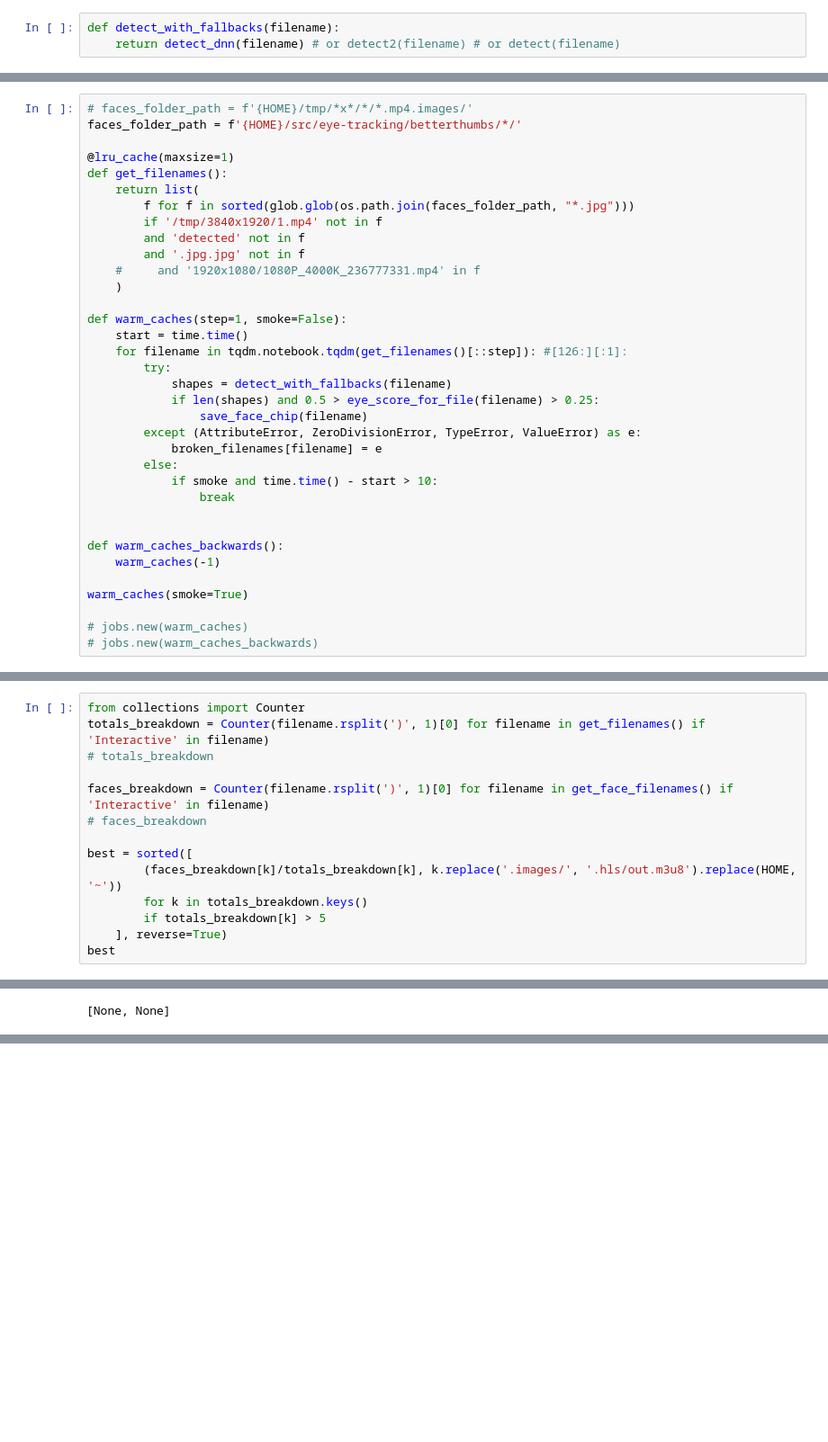
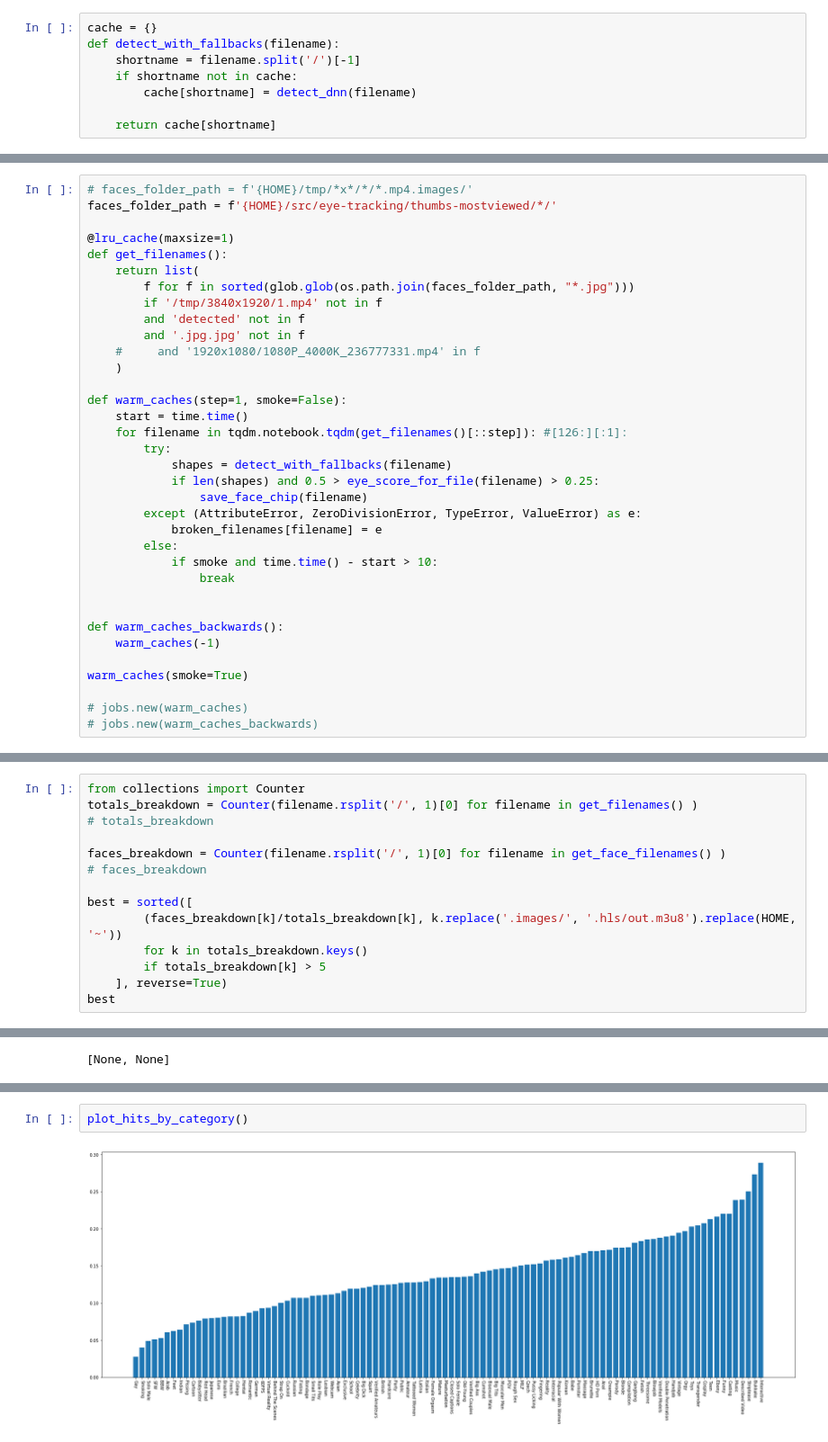
Before and after one commit to boldwren/eye-tracking, a Jupyter notebook: eye-contact.ipynb, the cells around one changed output, grey strips where cells are left out. Shown at 90% size. Saved outputs shown, nothing was run; the diff lists cells and outputs as text; blank space fills up the shorter version.

Commit message:
use video filename as cache key rather than full path

```diff
--- a/eye-contact.ipynb
+++ b/eye-contact.ipynb
@@ -157,9 +157,14 @@ def only_invalid(faces, shape=(1920, 3840, 3)):
         face for face in faces
         if not valid(face, shape)
     ]
-# %%
-def detect_with_fallbacks(filename):
-    return detect_dnn(filename) # or detect2(filename) # or detect(filename)
+# %%
+cache = {}
+def detect_with_fallbacks(filename):
+    shortname = filename.split('/')[-1]
+    if shortname not in cache:
+        cache[shortname] = detect_dnn(filename)
+
+    return cache[shortname]
 # %%
 def eye_aspect_ratio(eye):
     # compute the euclidean distances between the two sets of
@@ -277,7 +282,7 @@ def save_broken_face_chip(filename):
 broken_filenames={}
 # %%
 # faces_folder_path = f'{HOME}/tmp/*x*/*/*.mp4.images/'
-faces_folder_path = f'{HOME}/src/eye-tracking/betterthumbs/*/'
+faces_folder_path = f'{HOME}/src/eye-tracking/thumbs-mostviewed/*/'
 
 @lru_cache(maxsize=1)
 def get_filenames():
@@ -363,10 +368,10 @@ len(get_face_filenames()) , len(get_filenames())
 (299, 1344)
 # %%
 from collections import Counter
-totals_breakdown = Counter(filename.rsplit(')', 1)[0] for filename in get_filenames() if 'Interactive' in filename)
+totals_breakdown = Counter(filename.rsplit('/', 1)[0] for filename in get_filenames() )
 # totals_breakdown
 
-faces_breakdown = Counter(filename.rsplit(')', 1)[0] for filename in get_face_filenames() if 'Interactive' in filename)
+faces_breakdown = Counter(filename.rsplit('/', 1)[0] for filename in get_face_filenames() )
 # faces_breakdown
 
 best = sorted([
@@ -555,3 +561,7 @@ None
 # %% [output]
 [figure]
+# %%
+plot_hits_by_category()
+# %% [output]
+[figure, added]
 # %%
```
Also changed, not shown: parts of 7 cells of this notebook, 2 other files.
